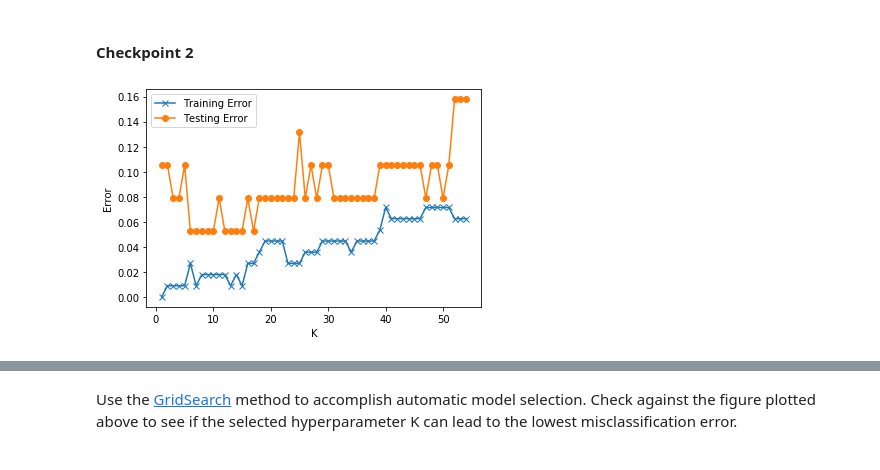
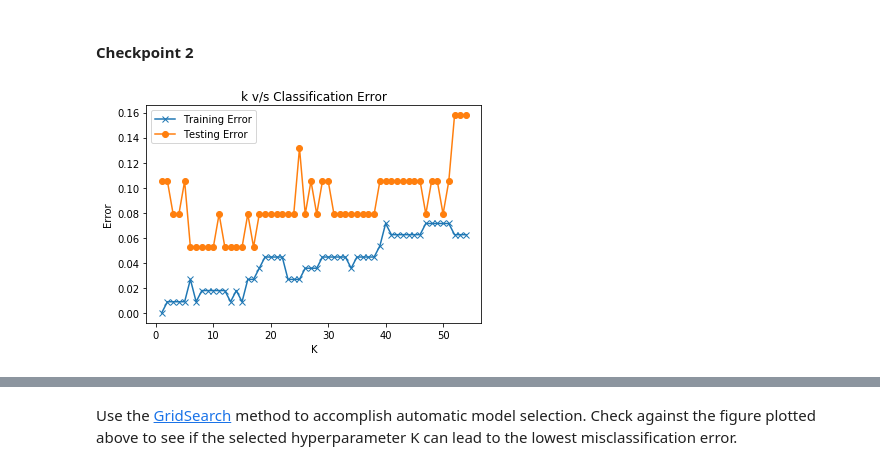
Before and after one commit to bhagyashreedhebe/MQ_DataScience, a Jupyter notebook: Practical-Week-9_KNN-Classifier.ipynb, the cells around one changed output, grey strips where cells are left out. Drawn from its saved outputs; the diff is of its cells as text; code cells hidden in the pictures.

```diff
--- a/Practical-Week-9_KNN-Classifier.ipynb
+++ b/Practical-Week-9_KNN-Classifier.ipynb
@@ -378,21 +385,22 @@ Optimal K values is  1
 # %%
 import matplotlib.pyplot as plt
 # Plot the accurcy trend w.r.t. K
-training_error=list()
-testing_error=list()
+training_error=[]
+testing_error=[]
 
 for i in range(1, 55):
     clf = KNeighborsClassifier(n_neighbors = i)
     clf.fit(X_train, y_train)
     training_error.append(1.0-accuracy_score(clf.predict(X_train), y_train))
     testing_error.append(1.0-accuracy_score(clf.predict(X_test), y_test))
 
 # Plot the relationship
 plt.plot(range(1, 55), training_error, marker='x', label='Training Error')
 plt.plot(range(1, 55), testing_error, marker='o', label='Testing Error')
 plt.xlabel('K')
 plt.ylabel('Error')
 plt.legend(loc='best')
+plt.title('k v/s Classification Error')
 plt.show()
 # %% [output]
-[figure, old version]
+[figure, new version]
```
Also changed, not shown: parts of 5 cells of this notebook.
